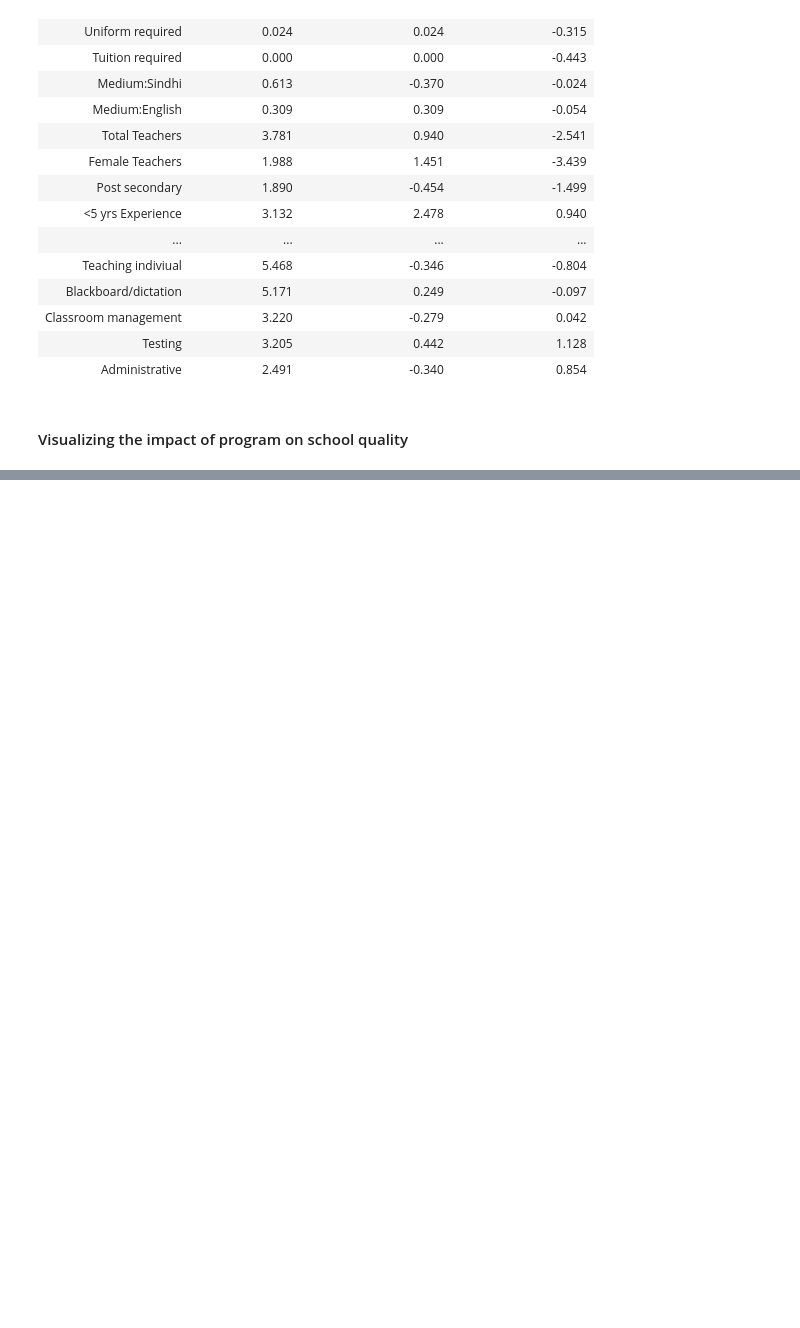
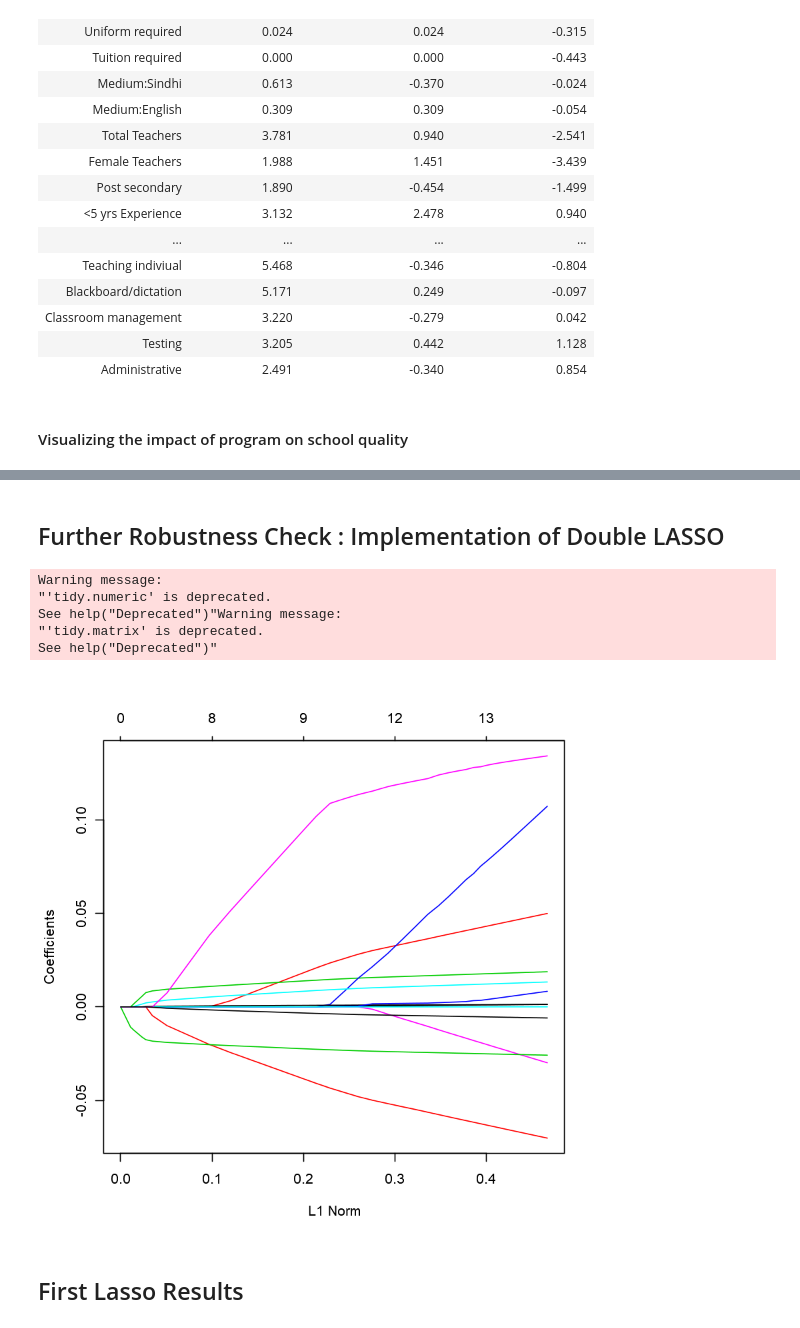
Before and after one commit to Abraham-newbie/Replication, a Jupyter notebook: project.ipynb, the cells around one changed output, grey strips where cells are left out. Drawn from its saved outputs; the diff is of its cells as text; code cells hidden in the pictures; blank space fills up the shorter version.

Commit message:
Added robustness checks.

```diff
--- a/project.ipynb
+++ b/project.ipynb
@@ -463,0 +704,13 @@ Warning message:
+# %% [markdown]
+## Further Robustness Check : Implementation of Double LASSO
+# %%
+rel_vars<-double_lasso_penalization_function(child_data)
+# %% [output]
+Warning message:
+"'tidy.numeric' is deprecated.
+See help("Deprecated")"Warning message:
+"'tidy.matrix' is deprecated.
+See help("Deprecated")"
+[figure, added]
+# %% [markdown]
+## First Lasso Results
```
Also changed, not shown: parts of 29 cells of this notebook, 10 other files.
